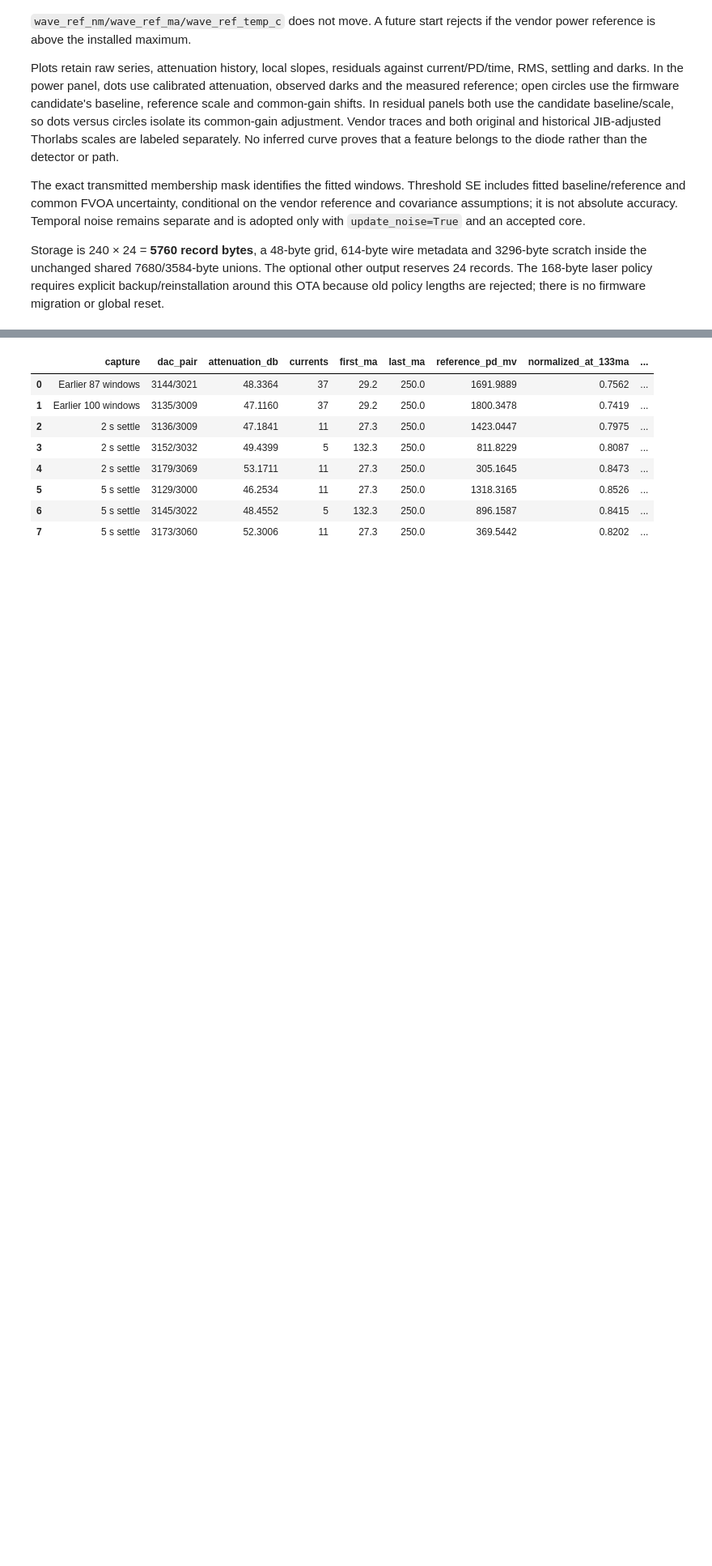
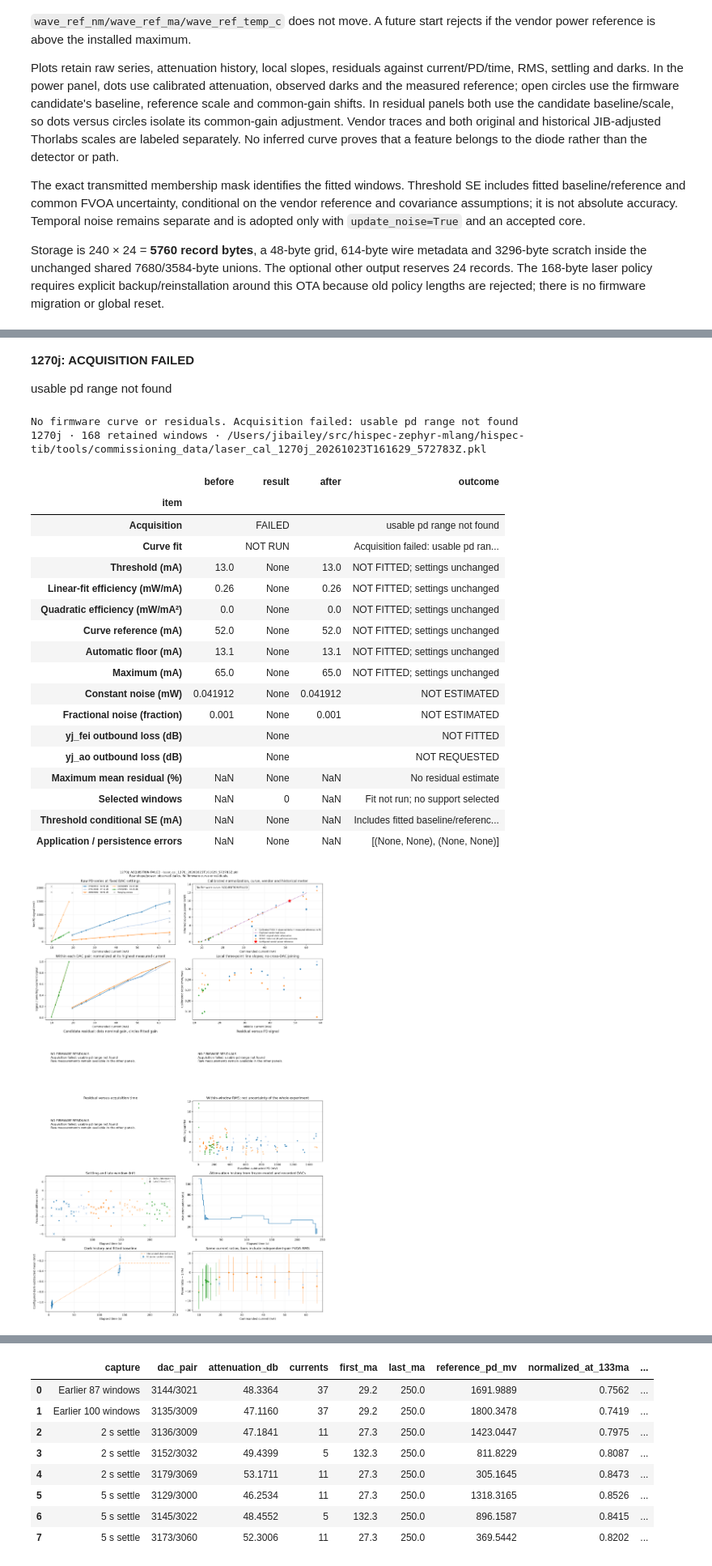
Before and after one commit to COO-Utilities/hispec-tib, a Jupyter notebook: tools/tib_pcb_commissioning.ipynb, the cells around one changed output, grey strips where cells are left out. Shown at 81% size. Cells and saved outputs as stored; diff of their text form; code cells hidden in the pictures; blank space fills up the shorter version.

```diff
--- a/tools/tib_pcb_commissioning.ipynb
+++ b/tools/tib_pcb_commissioning.ipynb
@@ -2513,0 +2622,39 @@ if RUN_LASER_CAL:
+# %%
+RUN_LASER_CAL_2 = False
+if RUN_LASER_CAL_2:
+    LASER_CAL_FILE = await acquire_laser_calibration(pcb, LASERS[1], LASER_CAL_OPTIONS)
+    LASER_CAL_FILES[LASERS[1]] = LASER_CAL_FILE
+# %%
+laser_cal_file_2 = LASER_CAL_FILES.get(LASERS[1])
+if laser_cal_file_2 is None:
+    print(f'{LASERS[1]}: NOT RUN — no saved capture selected for this laser.')
+else:
+    saved_laser_cal_2 = pd.read_pickle(laser_cal_file_2)
+    if saved_laser_cal_2['meta']['laser'] != LASERS[1]:
+        raise ValueError('Selected capture belongs to a different laser.')
+    laser_cal_frame_2, laser_cal_routes_2 = review_laser_calibration(saved_laser_cal_2)
+# %% [output]
+**1270j: ACQUISITION FAILED**
+
+usable pd range not found
+No firmware curve or residuals. Acquisition failed: usable pd range not found
+1270j · 168 retained windows · /Users/jibailey/src/hispec-zephyr-mlang/hispec-tib/tools/commissioning_data/laser_cal_1270j_20261023T161629_572783Z.pkl
+|  | before | result | after | outcome |
+| item |  |  |  |  |
+| Acquisition |  | FAILED |  | usable pd range not found |
+| Curve fit |  | NOT RUN |  | Acquisition failed: usable pd ran... |
+| Threshold (mA) | 13.0 | None | 13.0 | NOT FITTED; settings unchanged |
+| Linear-fit efficiency (mW/mA) | 0.26 | None | 0.26 | NOT FITTED; settings unchanged |
+| Quadratic efficiency (mW/mA²) | 0.0 | None | 0.0 | NOT FITTED; settings unchanged |
+| Curve reference (mA) | 52.0 | None | 52.0 | NOT FITTED; settings unchanged |
+| Automatic floor (mA) | 13.1 | None | 13.1 | NOT FITTED; settings unchanged |
+| Maximum (mA) | 65.0 | None | 65.0 | NOT FITTED; settings unchanged |
+| Constant noise (mW) | 0.041912 | None | 0.041912 | NOT ESTIMATED |
+| Fractional noise (fraction) | 0.001 | None | 0.001 | NOT ESTIMATED |
+| yj_fei outbound loss (dB) |  | None |  | NOT FITTED |
+| yj_ao outbound loss (dB) |  | None |  | NOT REQUESTED |
+| Maximum mean residual (%) | NaN | None | NaN | No residual estimate |
+| Selected windows | NaN | 0 | NaN | Fit not run; no support selected |
+| Threshold conditional SE (mA) | NaN | None | NaN | Includes fitted baseline/referenc... |
+| Application / persistence errors | NaN | None | NaN | [(None, None), (None, None)] |
+[figure, added]
```
Also changed, not shown: parts of 17 cells of this notebook, 2 other files.
